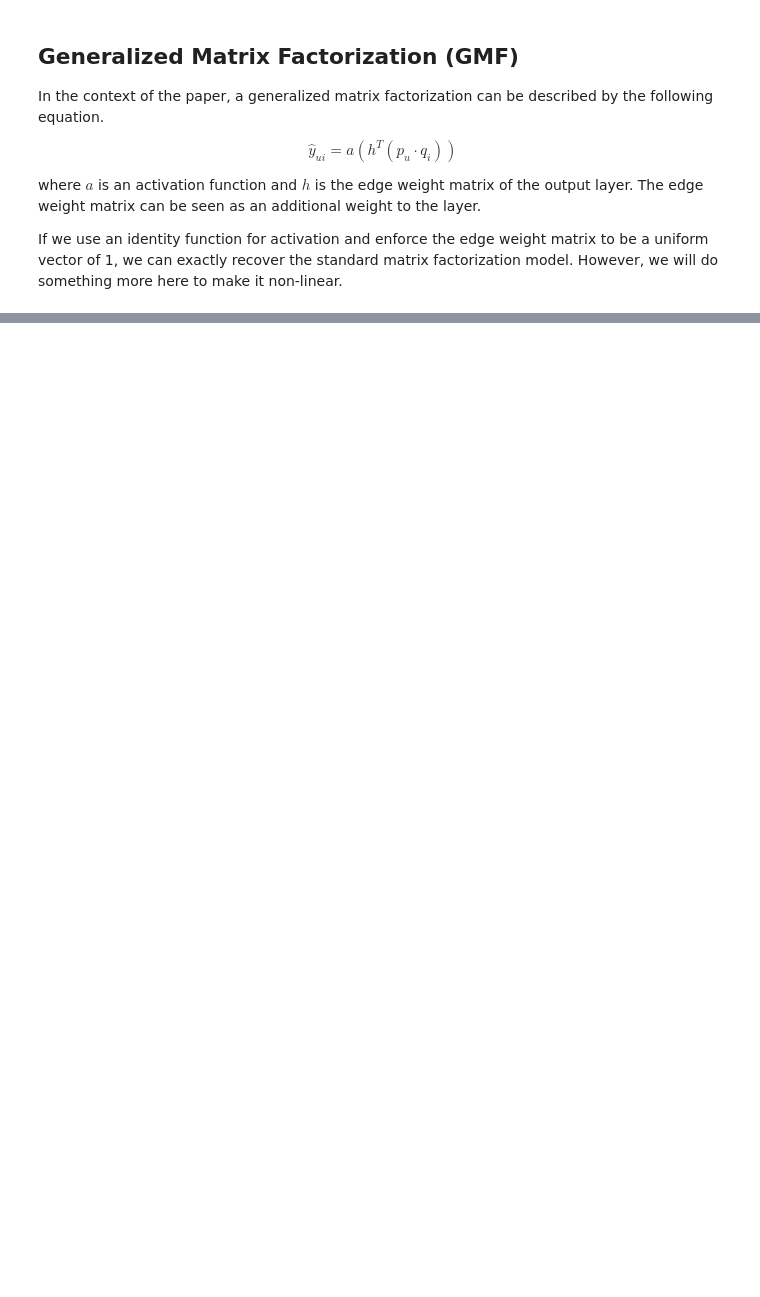
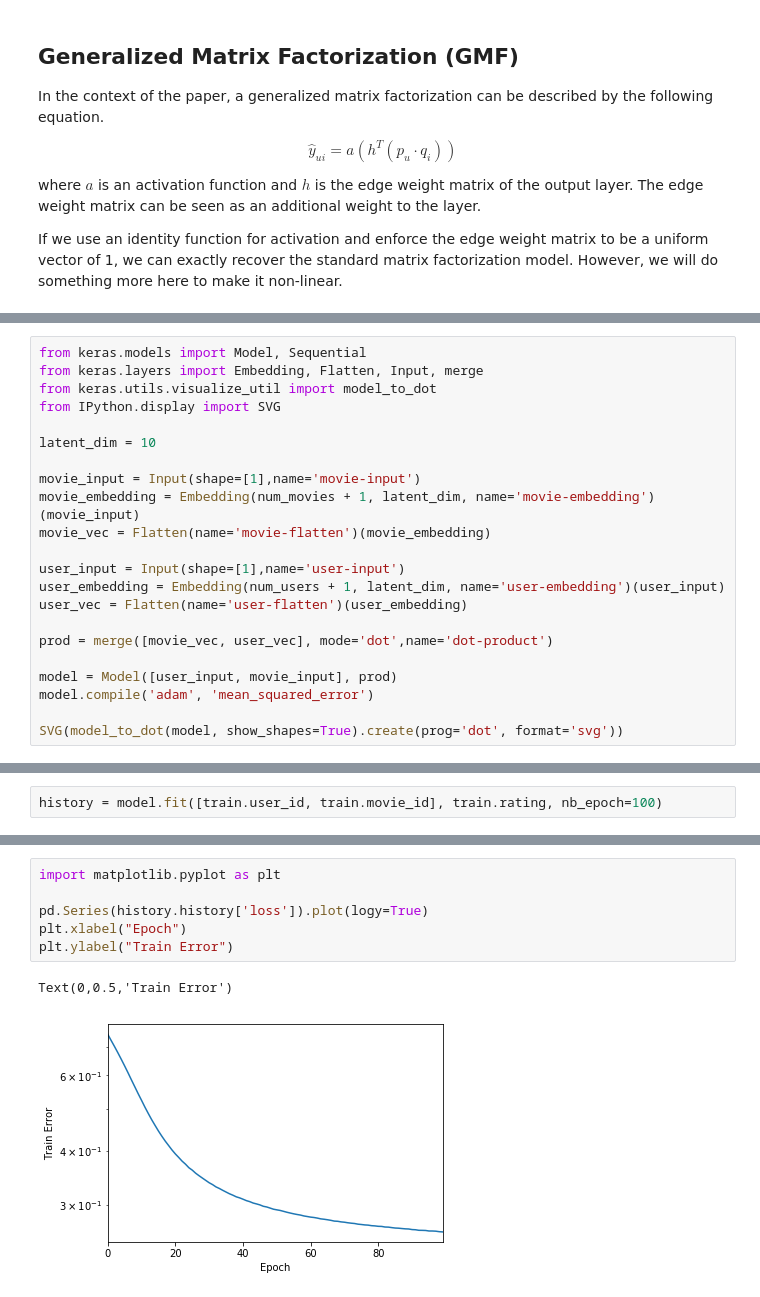
Before and after one commit to calvinfeng/machine-learning-notebook, a Jupyter notebook: recommender/notebooks/neural_collaborative_filtering.ipynb, the cells around one changed output, grey strips where cells are left out. Cells and saved outputs as stored; diff of their text form; blank space fills up the shorter version.

Commit message:
Add embedding matrix factorization model in keras

```diff
--- a/recommender/notebooks/neural_collaborative_filtering.ipynb
+++ b/recommender/notebooks/neural_collaborative_filtering.ipynb
@@ -69,0 +99,22 @@ movie_embedding_model = Model(movie_input, movie_embedding, movie_flatten)
+# %%
+from keras.models import Model, Sequential
+from keras.layers import Embedding, Flatten, Input, merge
+from keras.utils.visualize_util import model_to_dot
+from IPython.display import SVG
+
+latent_dim = 10
+
+movie_input = Input(shape=[1],name='movie-input')
+movie_embedding = Embedding(num_movies + 1, latent_dim, name='movie-embedding')(movie_input)
+movie_vec = Flatten(name='movie-flatten')(movie_embedding)
+
+user_input = Input(shape=[1],name='user-input')
+user_embedding = Embedding(num_users + 1, latent_dim, name='user-embedding')(user_input)
+user_vec = Flatten(name='user-flatten')(user_embedding)
+
+prod = merge([movie_vec, user_vec], mode='dot',name='dot-product')
+
+model = Model([user_input, movie_input], prod)
+model.compile('adam', 'mean_squared_error')
+
+SVG(model_to_dot(model, show_shapes=True).create(prog='dot', format='svg'))
@@ -69,0 +145,2 @@ movie_embedding_model = Model(movie_input, movie_embedding, movie_flatten)
+# %%
+history = model.fit([train.user_id, train.movie_id], train.rating, nb_epoch=100)
@@ -69,0 +165,9 @@ movie_embedding_model = Model(movie_input, movie_embedding, movie_flatten)
+# %%
+import matplotlib.pyplot as plt
+
+pd.Series(history.history['loss']).plot(logy=True)
+plt.xlabel("Epoch")
+plt.ylabel("Train Error")
+# %% [output]
+Text(0,0.5,'Train Error')
+[figure, added]
```
Also changed, not shown: parts of 11 cells of this notebook.
